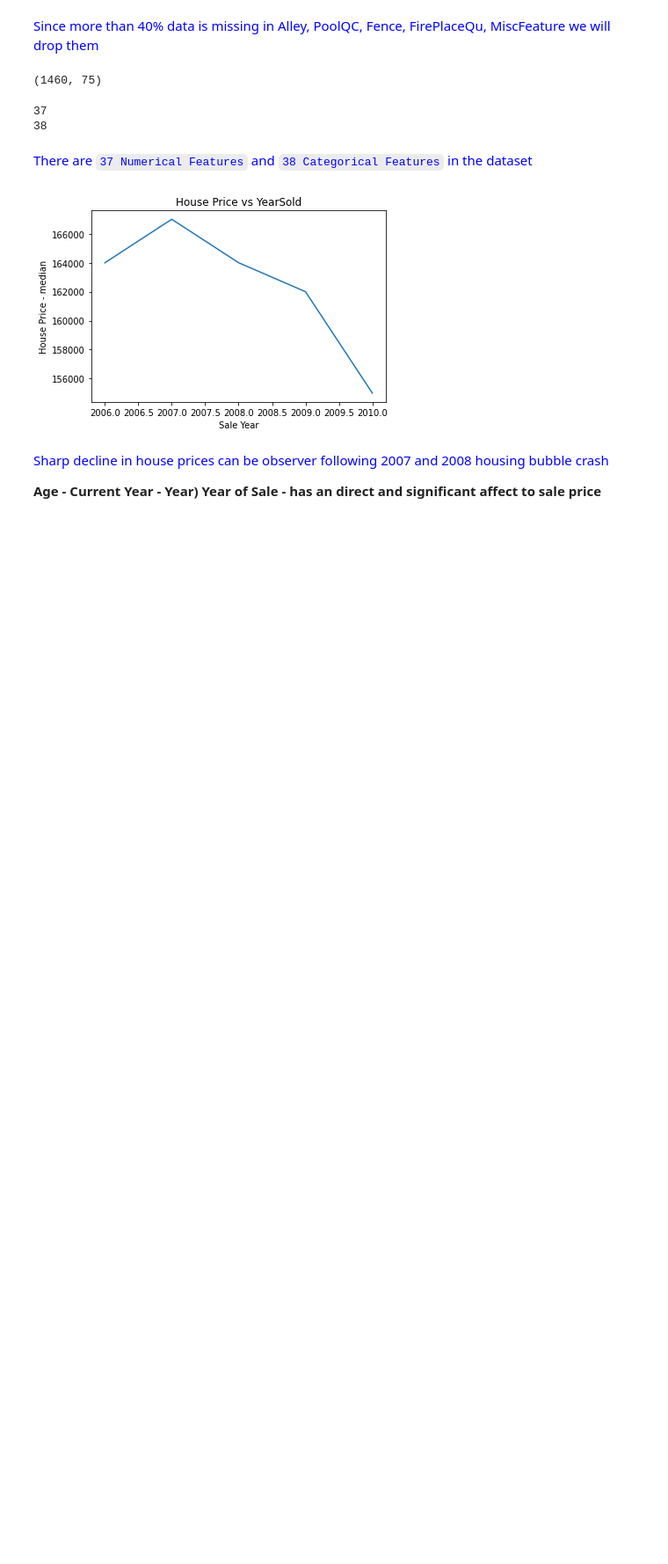
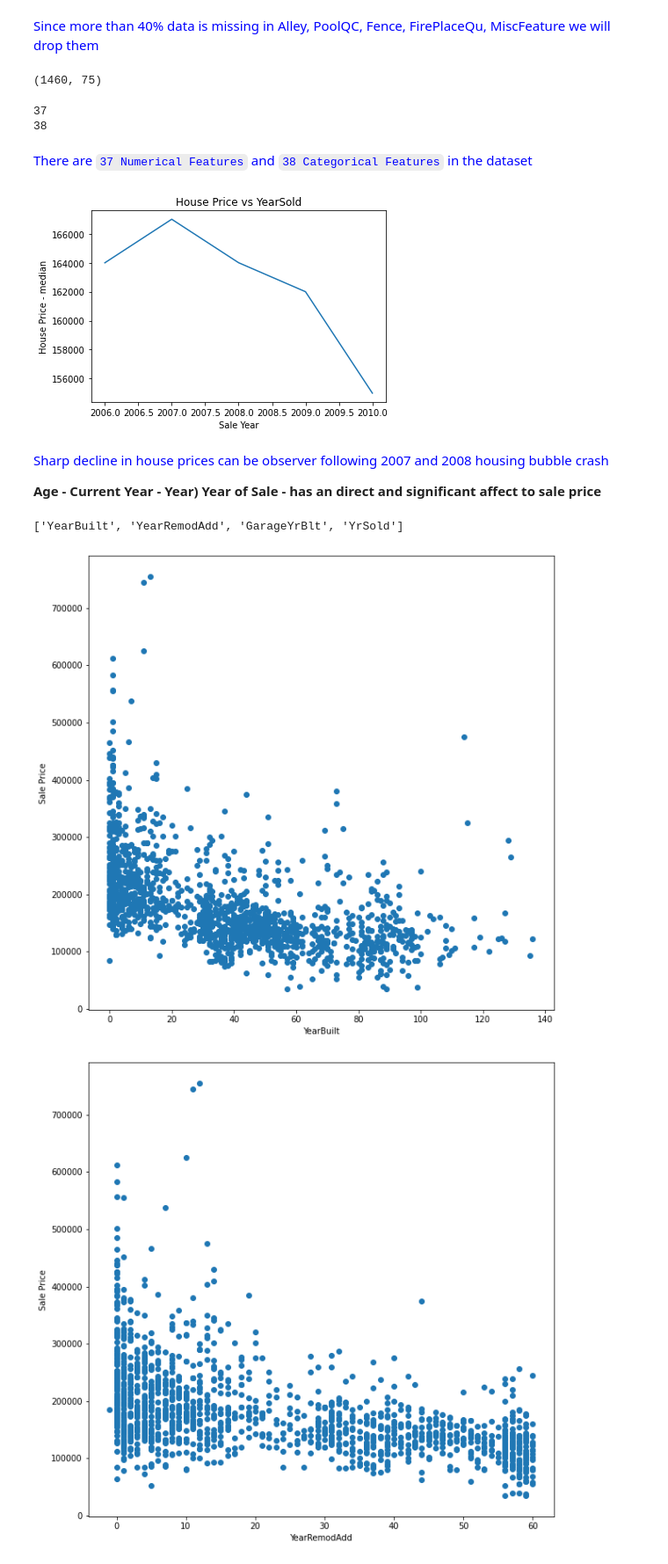
Before and after one commit to taruj/Advanced-Regression-Assignment, a Jupyter notebook: Advanced_Regression_Assignment.ipynb, the cells around one changed output. Shown at 88% size. Saved outputs shown, nothing was run; the diff lists cells and outputs as text; code cells hidden in the pictures; blank space fills up the shorter version.

```diff
--- a/Advanced_Regression_Assignment.ipynb
+++ b/Advanced_Regression_Assignment.ipynb
@@ -167,0 +166,23 @@ plt.show()
+# %%
+# Identify the features related to Year and see how price varies in comparison to the properties age
+year_features = []
+for i in data.columns:
+    if 'Year' in i or 'year' in i or 'Yr' in i or 'yr' in i:
+        year_features.append(i)
+year_features
+# %% [output]
+['YearBuilt', 'YearRemodAdd', 'GarageYrBlt', 'YrSold']
+# %%
+# Comparing the Age of the Building / Renovated Building / Garage with the Sold Price
+for feature in year_features:
+    if feature!='YrSold':
+        data_temp=data.copy()
+        plt.figure(figsize=(10,10))
+        data_temp[feature]=data_temp['YrSold']-data[feature]
+        plt.scatter(data_temp[feature],data_temp['SalePrice'])
+        plt.xlabel(feature)
+        plt.ylabel('Sale Price')
+        plt.show()
+# %% [output]
+[figure, added]
+[figure, added]
```
Also changed, not shown: parts of 9 cells of this notebook.
